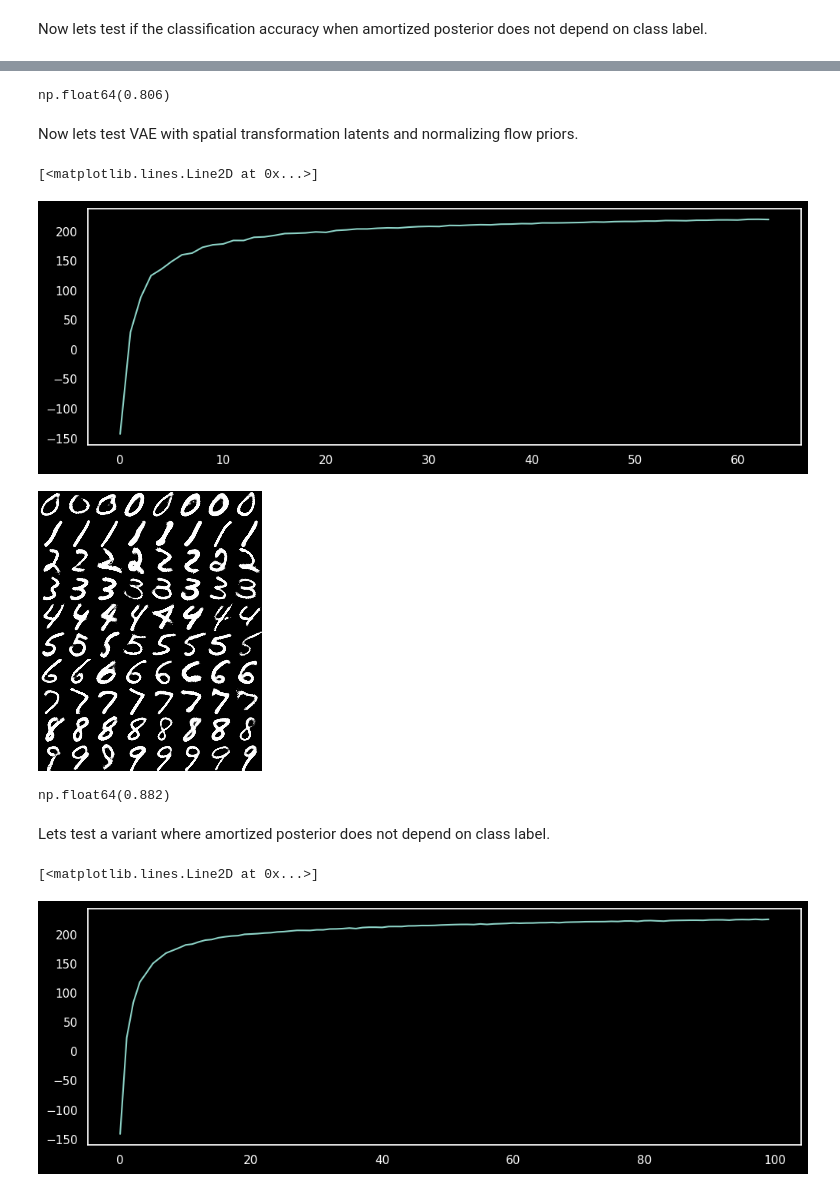
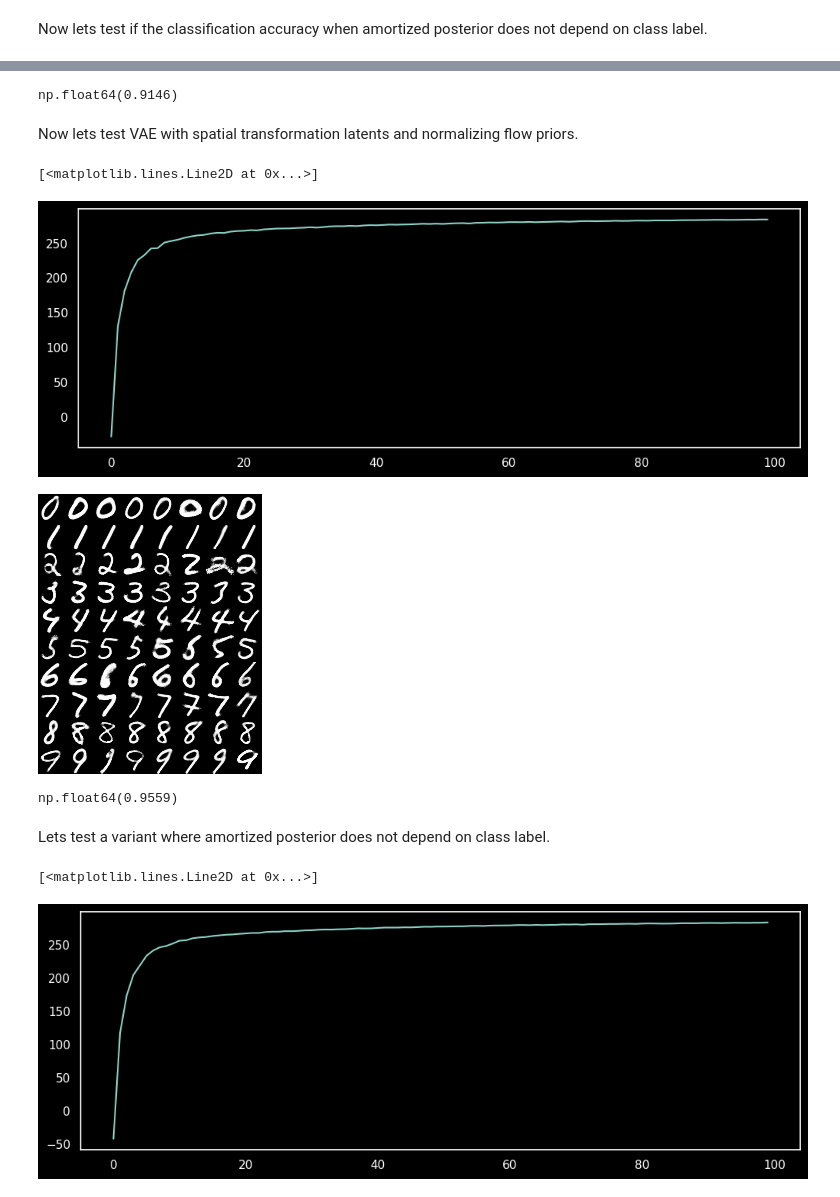
Before and after one commit to dimarkov/nfmix, a Jupyter notebook: examples/vae_nflow_prior.ipynb, the cells around one changed output, grey strips where cells are left out. Saved outputs shown, nothing was run; the diff lists cells and outputs as text; code cells hidden in the pictures.

```diff
--- a/examples/vae_nflow_prior.ipynb
+++ b/examples/vae_nflow_prior.ipynb
@@ -294,33 +294,34 @@ to_pil_image(xs.movedim(1, 2).reshape(28 * 10, -1))
 # %%
-get_test_accuracy(svi2, cutoff=1000)
+get_test_accuracy(svi2, cutoff=10_000)
 # %% [output]
-np.float64(0.806)
+np.float64(0.9146)
 # %% [markdown]
 Now lets test VAE with spatial transformation latents and normalizing flow priors.
 # %%
 pyro.clear_param_store()
+vae3 = VAEST(784, 16, context=10).cuda()
 
 svi3 = SVI(vae3.model, vae3.guide, AdamW({'lr': 1e-3, 'weight_decay': 1e-4}), loss=Trace_ELBO())
 
 elbo = []
-for epoch in (bar := tqdm(range(64))):
+for epoch in (bar := tqdm(range(100))):
     losses = []
 
     for x, l in trainloader:
         x = x.flatten(-3).cuda()
         context = one_hot(l, 10).cuda()
 
         losses.append(svi3.step(x, context))
 
     losses = torch.tensor(losses)
     elbo.append( - losses.sum().item() / len(trainset))
     bar.set_postfix(loss=elbo[-1])
 
 plt.figure(figsize=(12, 4))
 plt.plot(elbo)
 # %% [output]
 [<matplotlib.lines.Line2D at 0x...>]
-[figure, old version]
+[figure, new version]
 # %%
 xs = []
 for c in one_hot(torch.arange(10), 10):
@@ -332,11 +333,11 @@ xs = torch.stack(xs)
 
 to_pil_image(xs.movedim(1, 2).reshape(28 * 10, -1))
 # %% [output]
-[figure, old version]
+[figure, new version]
 # %%
-get_test_accuracy(svi3, cutoff=1000)
+get_test_accuracy(svi3, cutoff=10_000)
 # %% [output]
-np.float64(0.882)
+np.float64(0.9559)
 # %% [markdown]
 Lets test a variant where amortized posterior does not depend on class label.
 # %%
@@ -362,7 +363,7 @@ plt.figure(figsize=(12, 4))
 plt.plot(elbo)
 # %% [output]
 [<matplotlib.lines.Line2D at 0x...>]
-[figure, old version]
+[figure, new version]
 # %%
 xs = []
 for c in one_hot(torch.arange(10), 10):
```
Also changed, not shown: parts of 8 cells of this notebook, 3 other files.
